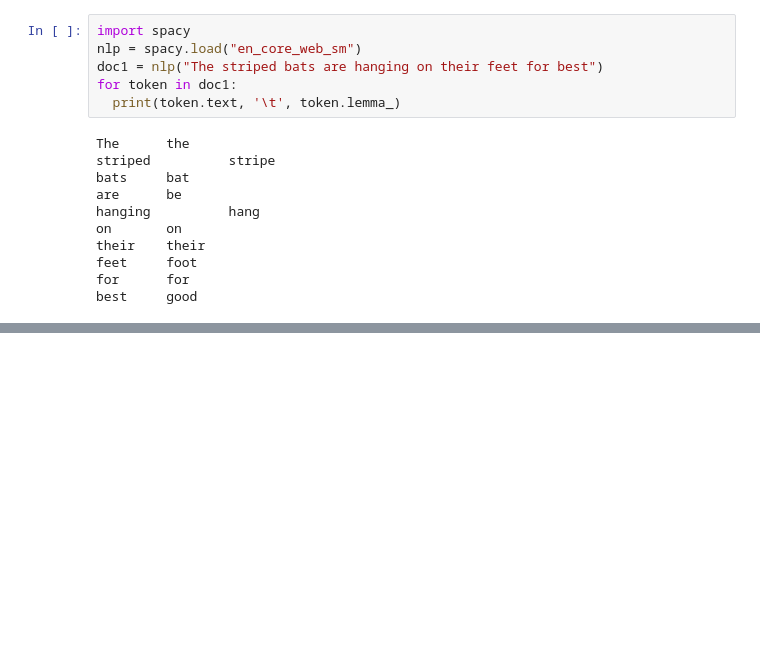
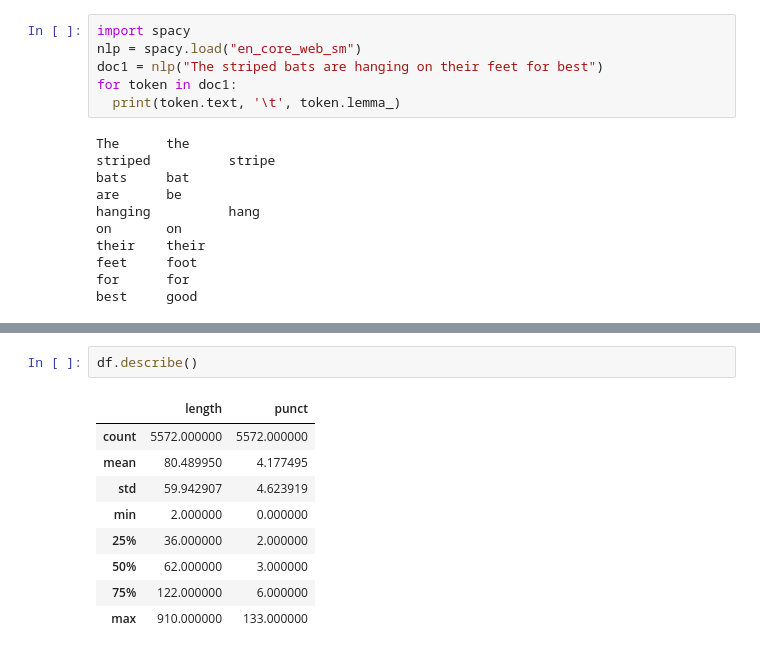
Before and after one commit to yashsuthar00/Machine-learning, a Jupyter notebook: NLP_(17_06_2024).ipynb, the cells around one changed output, grey strips where cells are left out. Cells and saved outputs as stored; diff of their text form; blank space fills up the shorter version.

```diff
--- a/NLP_(17_06_2024).ipynb
+++ b/NLP_(17_06_2024).ipynb
@@ -241,0 +662,12 @@ print(len(nlp.Defaults.stop_words))
+# %%
+df.describe()
+# %% [output]
+|  | length | punct |
+| count | 5572.000000 | 5572.000000 |
+| mean | 80.489950 | 4.177495 |
+| std | 59.942907 | 4.623919 |
+| min | 2.000000 | 0.000000 |
+| 25% | 36.000000 | 2.000000 |
+| 50% | 62.000000 | 3.000000 |
+| 75% | 122.000000 | 6.000000 |
+| max | 910.000000 | 133.000000 |
```
Also changed, not shown: parts of 41 cells of this notebook.
